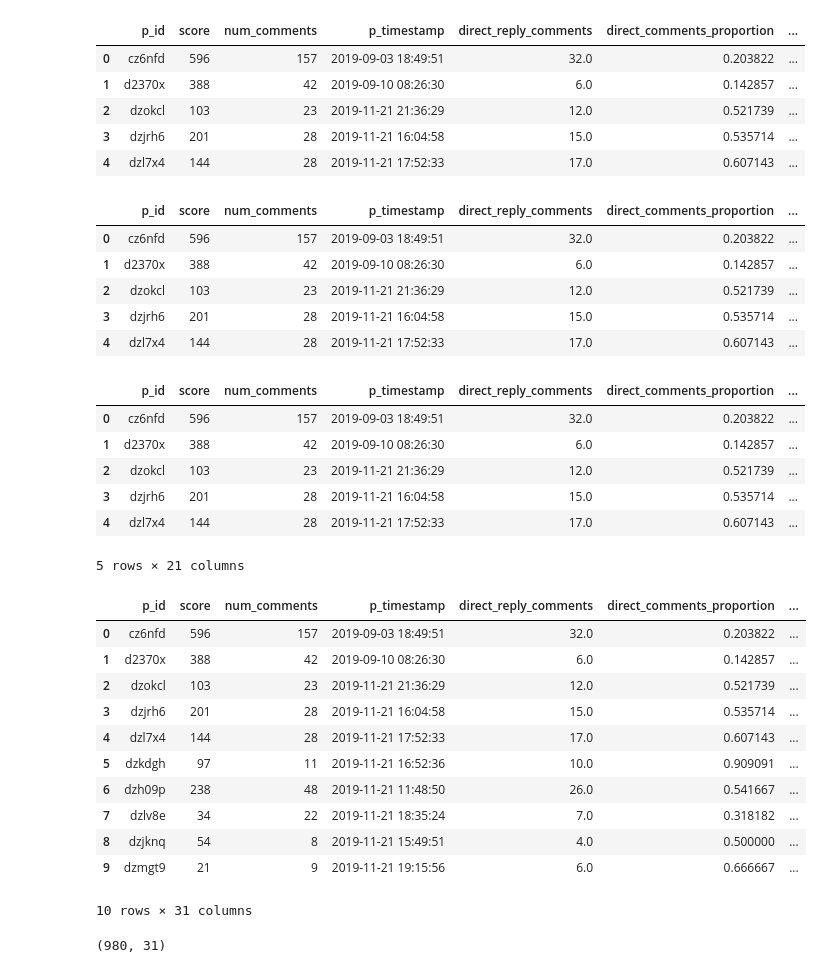
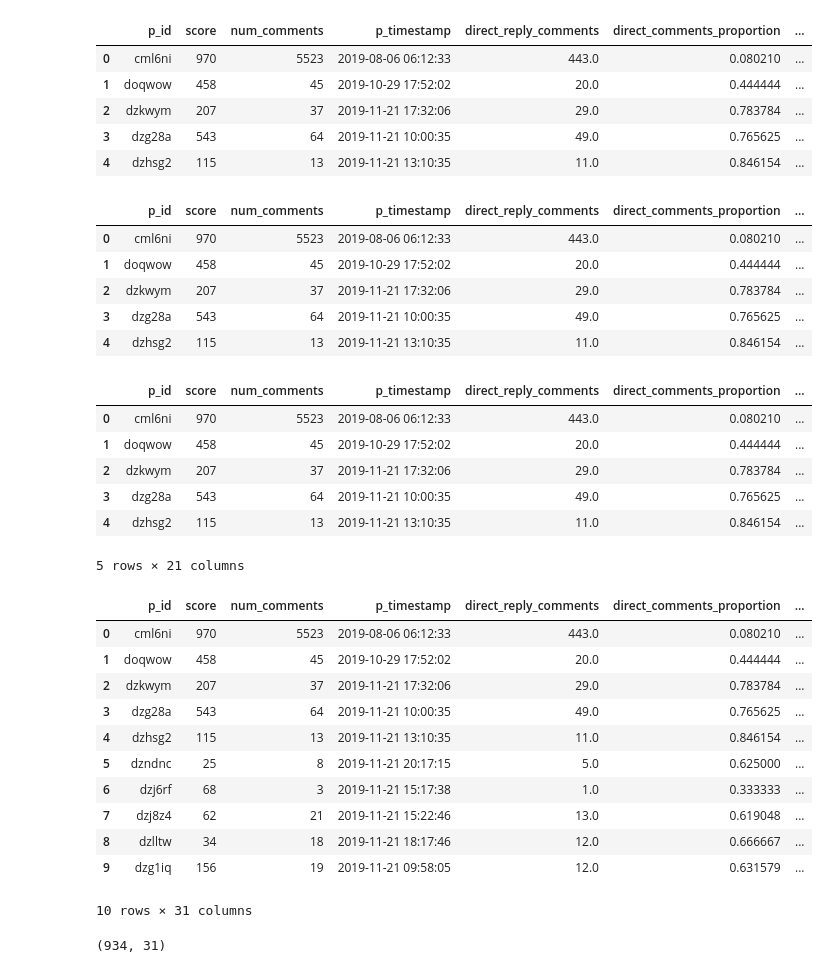
Before and after one commit to palakh/Text-Analytics-Project-Suicide-and-Depression-, a Jupyter notebook: Frequencies_and_Sentiments.ipynb, the cells around one changed output. Drawn from its saved outputs; the diff is of its cells as text; code cells hidden in the pictures.

```diff
--- a/Frequencies_and_Sentiments.ipynb
+++ b/Frequencies_and_Sentiments.ipynb
@@ -9,7 +9,7 @@ from nltk.sentiment.vader import SentimentIntensityAnalyzer
 import datetime
 import matplotlib.pyplot as plt
 # %%
-df_depression = pd.read_csv('suicidewatch_posts.csv')
+df_depression = pd.read_csv('depression_posts_scraped.csv')
 print(df_depression.shape)
 df_depression.head(0)
 # %% [output]
@@ -108,7 +104,7 @@ for i in range(len(df_depression)):
 # %%
 analyser = SentimentIntensityAnalyzer()
 
-df_depression['Sentiment Scores'] = df_depression['body_sw_p'].apply(analyser.polarity_scores)
+df_depression['Sentiment Scores'] = df_depression['body_sw'].apply(analyser.polarity_scores)
 df_depression['P_Sent_Neg'] = np.NaN
 df_depression['P_Sent_Neu'] = np.NaN
 df_depression['P_Sent_Pos'] = np.NaN
@@ -160,42 +156,42 @@ df_depression_post = pd.merge(df_depression_post, df_depression_comment_length,
 df_depression_post.head()
 # %% [output]
 |  | p_id | score | num_comments | p_timestamp | direct_reply_comments | direct_comments_proportion | ... |
-| 0 | cz6nfd | 596 | 157 | 2019-09-03 18:49:51 | 32.0 | 0.203822 | ... |
-| 1 | d2370x | 388 | 42 | 2019-09-10 08:26:30 | 6.0 | 0.142857 | ... |
-| 2 | dzokcl | 103 | 23 | 2019-11-21 21:36:29 | 12.0 | 0.521739 | ... |
-| 3 | dzjrh6 | 201 | 28 | 2019-11-21 16:04:58 | 15.0 | 0.535714 | ... |
-| 4 | dzl7x4 | 144 | 28 | 2019-11-21 17:52:33 | 17.0 | 0.607143 | ... |
+| 0 | cml6ni | 970 | 5523 | 2019-08-06 06:12:33 | 443.0 | 0.080210 | ... |
+| 1 | doqwow | 458 | 45 | 2019-10-29 17:52:02 | 20.0 | 0.444444 | ... |
+| 2 | dzkwym | 207 | 37 | 2019-11-21 17:32:06 | 29.0 | 0.783784 | ... |
+| 3 | dzg28a | 543 | 64 | 2019-11-21 10:00:35 | 49.0 | 0.765625 | ... |
+| 4 | dzhsg2 | 115 | 13 | 2019-11-21 13:10:35 | 11.0 | 0.846154 | ... |
 # %%
-df_depression['Sentiment Scores'] = df_depression['comment_sw_p'].apply(analyser.polarity_scores)
+df_depression['Sentiment Scores'] = df_depression['comment_sw'].apply(analyser.polarity_scores)
 df_depression['C_Sent_Neg'] = np.NaN
 df_depression['C_Sent_Neu'] = np.NaN
 df_depression['C_Sent_Pos'] = np.NaN
 df_depression['C_Sent_Com'] = np.NaN
 
 
 for i in range(len(df_depression)):
     df_depression['C_Sent_Neg'].iloc[i] = df_depression['Sentiment Scores'].iloc[i]['neg']
     df_depression['C_Sent_Neu'].iloc[i] = df_depression['Sentiment Scores'].iloc[i]['neu']
     df_depression['C_Sent_Pos'].iloc[i] = df_depression['Sentiment Scores'].iloc[i]['pos']
     df_depression['C_Sent_Com'].iloc[i] = df_depression['Sentiment Scores'].iloc[i]['compound']
 
 df_depression['C_Sent_Neg'] = np.where(df_depression['comment']=='[deleted]', np.NaN, df_depression['C_Sent_Neg'])
 df_depression['C_Sent_Neu'] = np.where(df_depression['comment']=='[deleted]', np.NaN, df_depression['C_Sent_Neu'])
 df_depression['C_Sent_Pos'] = np.where(df_depression['comment']=='[deleted]', np.NaN, df_depression['C_Sent_Pos'])
 df_depression['C_Sent_Com'] = np.where(df_depression['comment']=='[deleted]', np.NaN, df_depression['C_Sent_Com'])
 
 
 df_depression_comment_sentiments = df_depression.groupby('p_id')[['C_Sent_Neg', 'C_Sent_Neu', 'C_Sent_Pos', 'C_Sent_Com']].median()
 
 df_depression_post = pd.merge(df_depression_post, df_depression_comment_sentiments, how = 'left', on = 'p_id')
 df_depression_post.head()
 # %% [output]
 |  | p_id | score | num_comments | p_timestamp | direct_reply_comments | direct_comments_proportion | ... |
-| 0 | cz6nfd | 596 | 157 | 2019-09-03 18:49:51 | 32.0 | 0.203822 | ... |
-| 1 | d2370x | 388 | 42 | 2019-09-10 08:26:30 | 6.0 | 0.142857 | ... |
-| 2 | dzokcl | 103 | 23 | 2019-11-21 21:36:29 | 12.0 | 0.521739 | ... |
-| 3 | dzjrh6 | 201 | 28 | 2019-11-21 16:04:58 | 15.0 | 0.535714 | ... |
-| 4 | dzl7x4 | 144 | 28 | 2019-11-21 17:52:33 | 17.0 | 0.607143 | ... |
+| 0 | cml6ni | 970 | 5523 | 2019-08-06 06:12:33 | 443.0 | 0.080210 | ... |
+| 1 | doqwow | 458 | 45 | 2019-10-29 17:52:02 | 20.0 | 0.444444 | ... |
+| 2 | dzkwym | 207 | 37 | 2019-11-21 17:32:06 | 29.0 | 0.783784 | ... |
+| 3 | dzg28a | 543 | 64 | 2019-11-21 10:00:35 | 49.0 | 0.765625 | ... |
+| 4 | dzhsg2 | 115 | 13 | 2019-11-21 13:10:35 | 11.0 | 0.846154 | ... |
 # %%
 df_depression_post['Diff_Sent_Neg'] = df_depression_post['C_Sent_Neg'] - df_depression_post['P_Sent_Neg']
 df_depression_post['Diff_Sent_Neu'] = df_depression_post['C_Sent_Neu'] - df_depression_post['P_Sent_Neu']
@@ -205,11 +201,11 @@ df_depression_post['Diff_Sent_Com'] = df_depression_post['C_Sent_Com'] - df_depr
 df_depression_post.head()
 # %% [output]
 |  | p_id | score | num_comments | p_timestamp | direct_reply_comments | direct_comments_proportion | ... |
-| 0 | cz6nfd | 596 | 157 | 2019-09-03 18:49:51 | 32.0 | 0.203822 | ... |
-| 1 | d2370x | 388 | 42 | 2019-09-10 08:26:30 | 6.0 | 0.142857 | ... |
-| 2 | dzokcl | 103 | 23 | 2019-11-21 21:36:29 | 12.0 | 0.521739 | ... |
-| 3 | dzjrh6 | 201 | 28 | 2019-11-21 16:04:58 | 15.0 | 0.535714 | ... |
-| 4 | dzl7x4 | 144 | 28 | 2019-11-21 17:52:33 | 17.0 | 0.607143 | ... |
+| 0 | cml6ni | 970 | 5523 | 2019-08-06 06:12:33 | 443.0 | 0.080210 | ... |
+| 1 | doqwow | 458 | 45 | 2019-10-29 17:52:02 | 20.0 | 0.444444 | ... |
+| 2 | dzkwym | 207 | 37 | 2019-11-21 17:32:06 | 29.0 | 0.783784 | ... |
+| 3 | dzg28a | 543 | 64 | 2019-11-21 10:00:35 | 49.0 | 0.765625 | ... |
+| 4 | dzhsg2 | 115 | 13 | 2019-11-21 13:10:35 | 11.0 | 0.846154 | ... |
 5 rows × 21 columns
 # %%
 w_tokenizer = nltk.tokenize.WhitespaceTokenizer()
@@ -300,21 +296,21 @@ df_depression_post = pd.merge(df_depression_post, df_depression_frequencies, how
 df_depression_post.head(10)
 # %% [output]
 |  | p_id | score | num_comments | p_timestamp | direct_reply_comments | direct_comments_proportion | ... |
-| 0 | cz6nfd | 596 | 157 | 2019-09-03 18:49:51 | 32.0 | 0.203822 | ... |
-| 1 | d2370x | 388 | 42 | 2019-09-10 08:26:30 | 6.0 | 0.142857 | ... |
-| 2 | dzokcl | 103 | 23 | 2019-11-21 21:36:29 | 12.0 | 0.521739 | ... |
-| 3 | dzjrh6 | 201 | 28 | 2019-11-21 16:04:58 | 15.0 | 0.535714 | ... |
-| 4 | dzl7x4 | 144 | 28 | 2019-11-21 17:52:33 | 17.0 | 0.607143 | ... |
-| 5 | dzkdgh | 97 | 11 | 2019-11-21 16:52:36 | 10.0 | 0.909091 | ... |
-| 6 | dzh09p | 238 | 48 | 2019-11-21 11:48:50 | 26.0 | 0.541667 | ... |
-| 7 | dzlv8e | 34 | 22 | 2019-11-21 18:35:24 | 7.0 | 0.318182 | ... |
-| 8 | dzjknq | 54 | 8 | 2019-11-21 15:49:51 | 4.0 | 0.500000 | ... |
-| 9 | dzmgt9 | 21 | 9 | 2019-11-21 19:15:56 | 6.0 | 0.666667 | ... |
+| 0 | cml6ni | 970 | 5523 | 2019-08-06 06:12:33 | 443.0 | 0.080210 | ... |
+| 1 | doqwow | 458 | 45 | 2019-10-29 17:52:02 | 20.0 | 0.444444 | ... |
+| 2 | dzkwym | 207 | 37 | 2019-11-21 17:32:06 | 29.0 | 0.783784 | ... |
+| 3 | dzg28a | 543 | 64 | 2019-11-21 10:00:35 | 49.0 | 0.765625 | ... |
+| 4 | dzhsg2 | 115 | 13 | 2019-11-21 13:10:35 | 11.0 | 0.846154 | ... |
+| 5 | dzndnc | 25 | 8 | 2019-11-21 20:17:15 | 5.0 | 0.625000 | ... |
+| 6 | dzj6rf | 68 | 3 | 2019-11-21 15:17:38 | 1.0 | 0.333333 | ... |
+| 7 | dzj8z4 | 62 | 21 | 2019-11-21 15:22:46 | 13.0 | 0.619048 | ... |
+| 8 | dzlltw | 34 | 18 | 2019-11-21 18:17:46 | 12.0 | 0.666667 | ... |
+| 9 | dzg1iq | 156 | 19 | 2019-11-21 09:58:05 | 12.0 | 0.631579 | ... |
 10 rows × 31 columns
 # %%
 df_depression_post.shape
 # %% [output]
-(980, 31)
+(934, 31)
 # %%
 df_depression.head(10)
 # %% [output]
```
Also changed, not shown: parts of 8 cells of this notebook, 4 other files.
